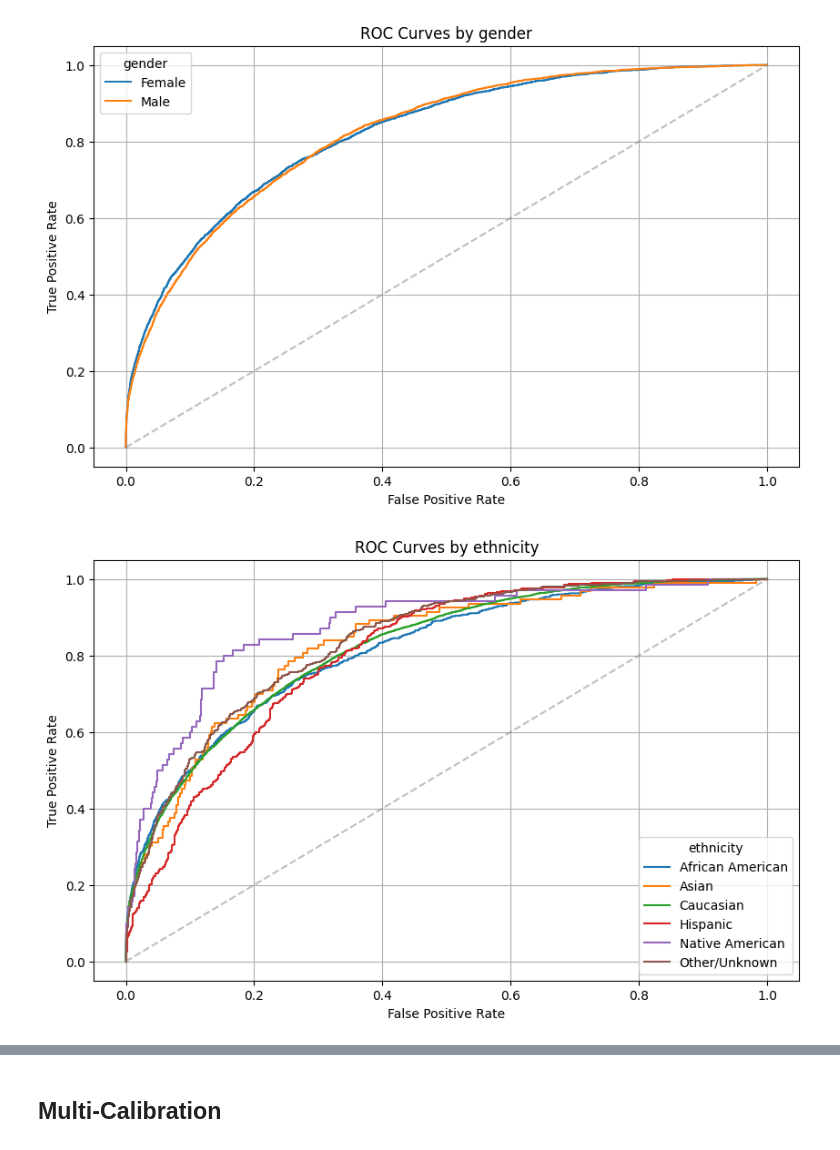
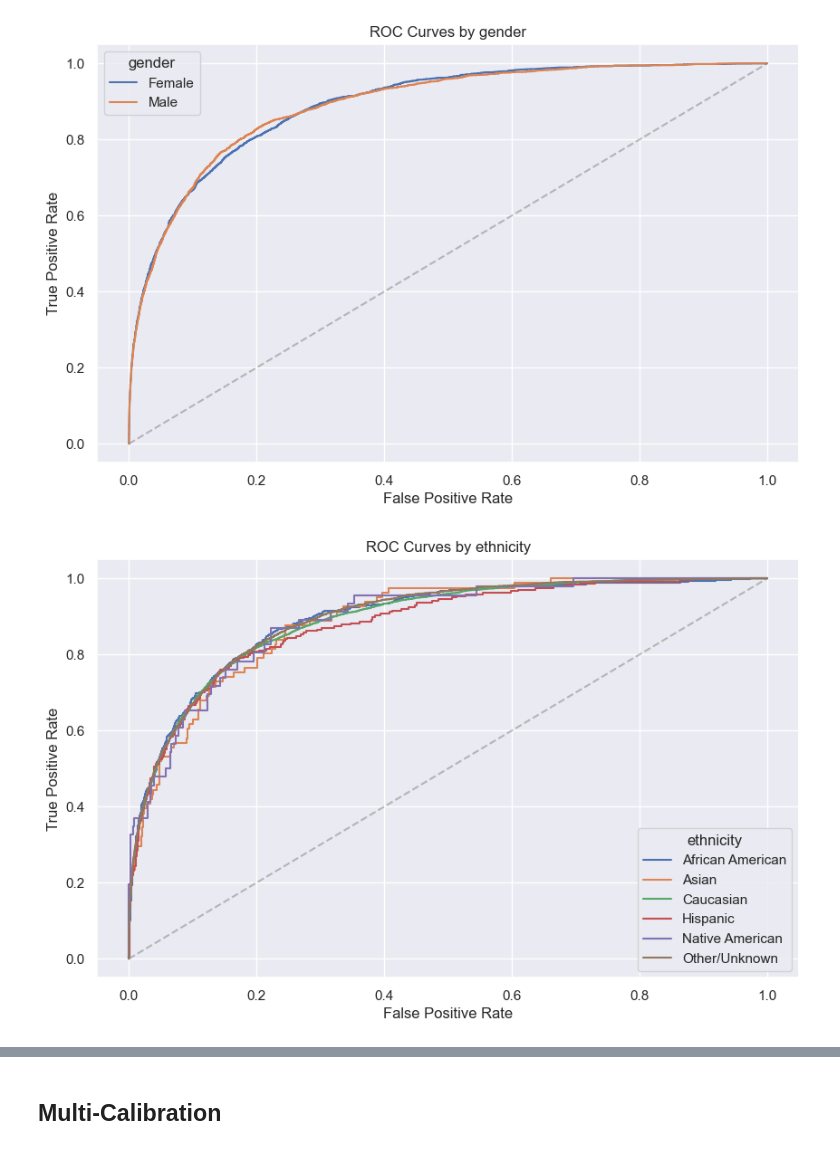
Before and after one commit to ShaniCohen/pred-ICU, a Jupyter notebook: fairness/fairness.ipynb, the cells around one changed output, grey strips where cells are left out. Saved outputs shown, nothing was run; the diff lists cells and outputs as text; code cells hidden in the pictures.

```diff
--- a/fairness/fairness.ipynb
+++ b/fairness/fairness.ipynb
@@ -2,4 +2,9 @@
 import pandas as pd
 from sklearn.metrics import roc_curve
 import matplotlib.pyplot as plt
+import seaborn as sns
 import numpy as np
+import json
+
+sns.set_theme()
+%matplotlib inline
@@ -47,15 +94,16 @@ gender_labels = {
   'M': 'Male'
 }
 
-data_gender_drop_na = pd.DataFrame(data)
+data_gender_drop_na = pd.DataFrame(predictions)
 data_gender_drop_na.dropna(inplace=True)
 plot_roc_curves(data_gender_drop_na, 'gender', value_names=gender_labels)
 # %% [output]
-[figure, old version]
+[figure, new version]
-# %%
-plot_roc_curves(data, 'ethnicity')
-# %% [output]
-[figure, removed]
+# %%
+predictions['ethnicity'] = predictions['ethnicity'].fillna('Other/Unknown')
+plot_roc_curves(predictions, 'ethnicity')
+# %% [output]
+[figure, added]
 # %%
 # Define age groups with 20-year steps
 age_groups = range(0, 101, 20)
```
Also changed, not shown: parts of 10 cells of this notebook, 8 other files.
